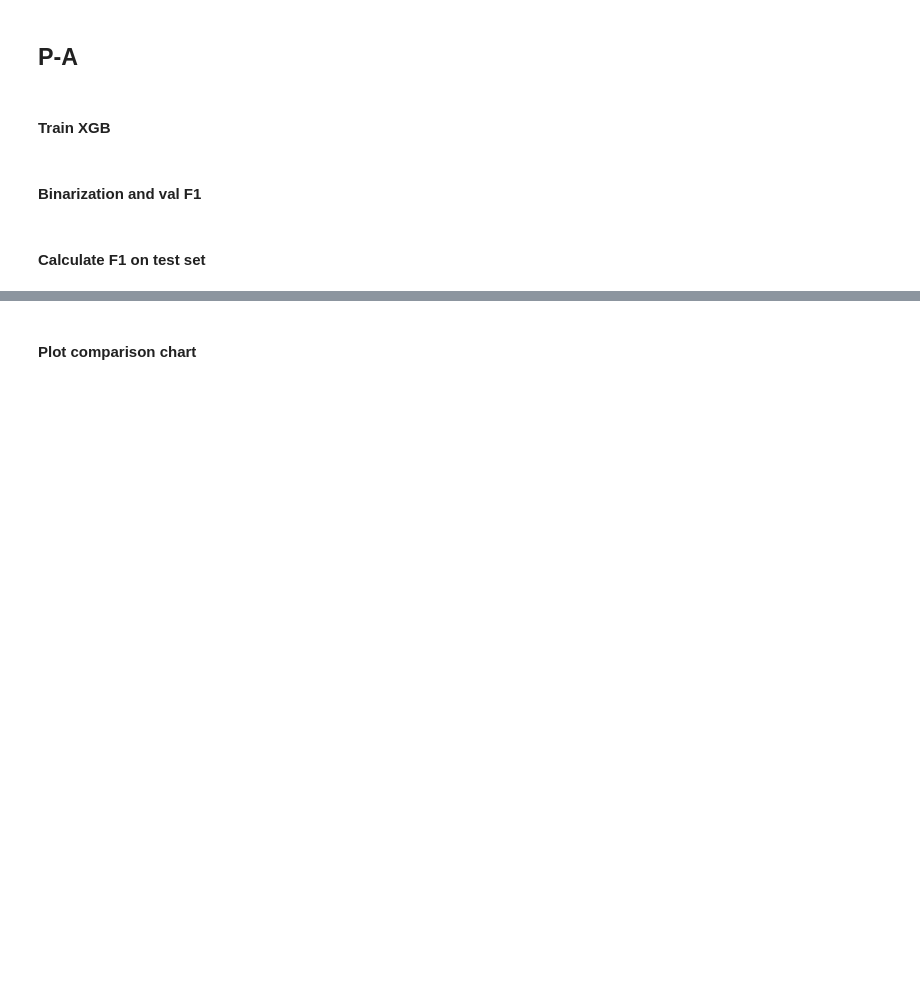
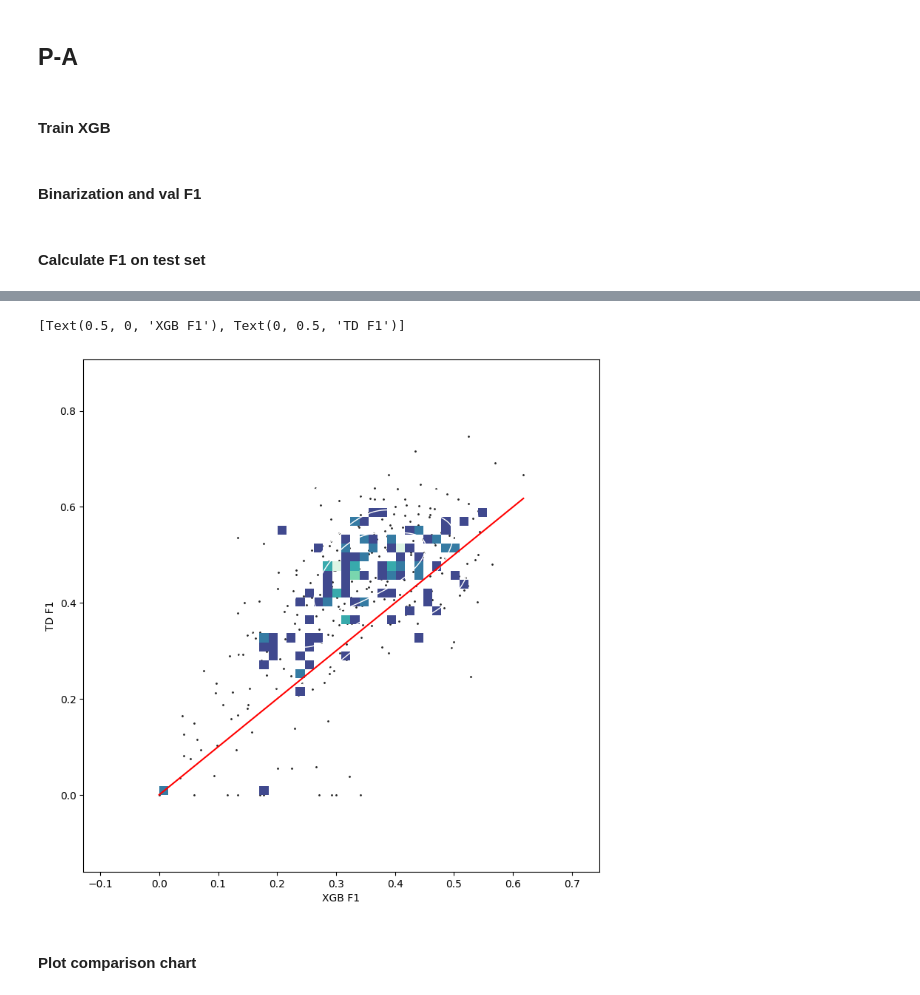
Before and after one commit to morand-g/malpolon-marbec, a Jupyter notebook: examples/RLS/Baselines.ipynb, the cells around one changed output, grey strips where cells are left out. Cells and saved outputs as stored; diff of their text form; code cells hidden in the pictures; blank space fills up the shorter version.

```diff
--- a/examples/RLS/Baselines.ipynb
+++ b/examples/RLS/Baselines.ipynb
@@ -194,0 +229,8 @@ xgb_f1.to_csv(root / 'pa' / f"xgbbest_f1--.4rank={len(xgb_f1[xgb_f1['f1']>=0.4])
+# %%
+xgbbest_f1 = pd.read_csv(next((root / 'pa').glob("xgbbest_f1_by_site.csv")), index_col = 0)
+
+cp = '37_mm4_transductif-2025-12-02_12-47'
+td_f1 = pd.read_csv(next((output_path / cp).glob("f1_by_site_new.csv")), index_col = 0)
+
+scores = pd.concat([xgbbest_f1['f1'], td_f1['f1']], axis=1)
+scores.columns = ['XGB', 'TD']
@@ -195,3 +263,19 @@ xgb_f1.to_csv(root / 'pa' / f"xgbbest_f1--.4rank={len(xgb_f1[xgb_f1['f1']>=0.4])
+# %%
+import seaborn as sns
+from matplotlib import pyplot as plt
+
+x, y = scores['XGB'].values, scores['TD'].values
+
+# Draw a combo histogram and scatterplot with density contours
+f, ax = plt.subplots(figsize=(9, 9))
+sns.scatterplot(x=x, y=y, s=5, color=".15")
+sns.histplot(x=x, y=y, bins=40, pthresh=.1, cmap="mako")
+sns.kdeplot(x=x, y=y, levels=5, color="w", linewidths=1)
+sns.lineplot(x=[min(x), max(x)], y=[min(x), max(x)],color='red')
+ax.set(xlabel='XGB F1', ylabel='TD F1')
+# %% [output]
+[Text(0.5, 0, 'XGB F1'), Text(0, 0.5, 'TD F1')]
+[figure, added]
 # %% [markdown]
 #### Plot comparison chart
 # %%
```
Also changed, not shown: parts of 13 cells of this notebook, 1 other file.
